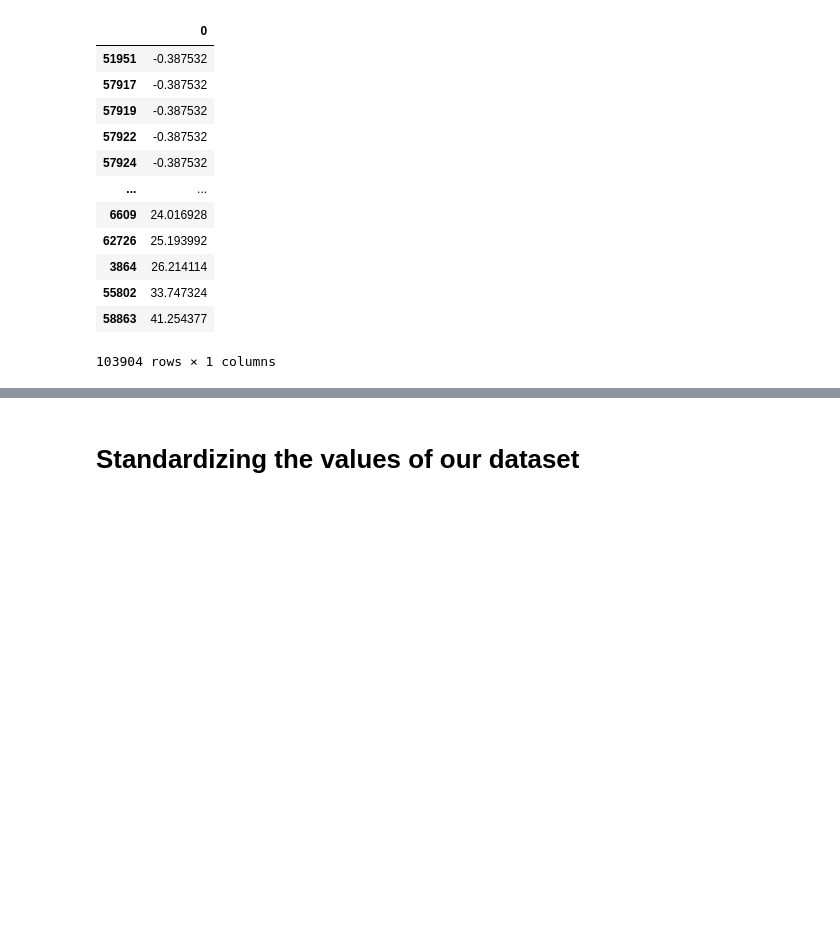
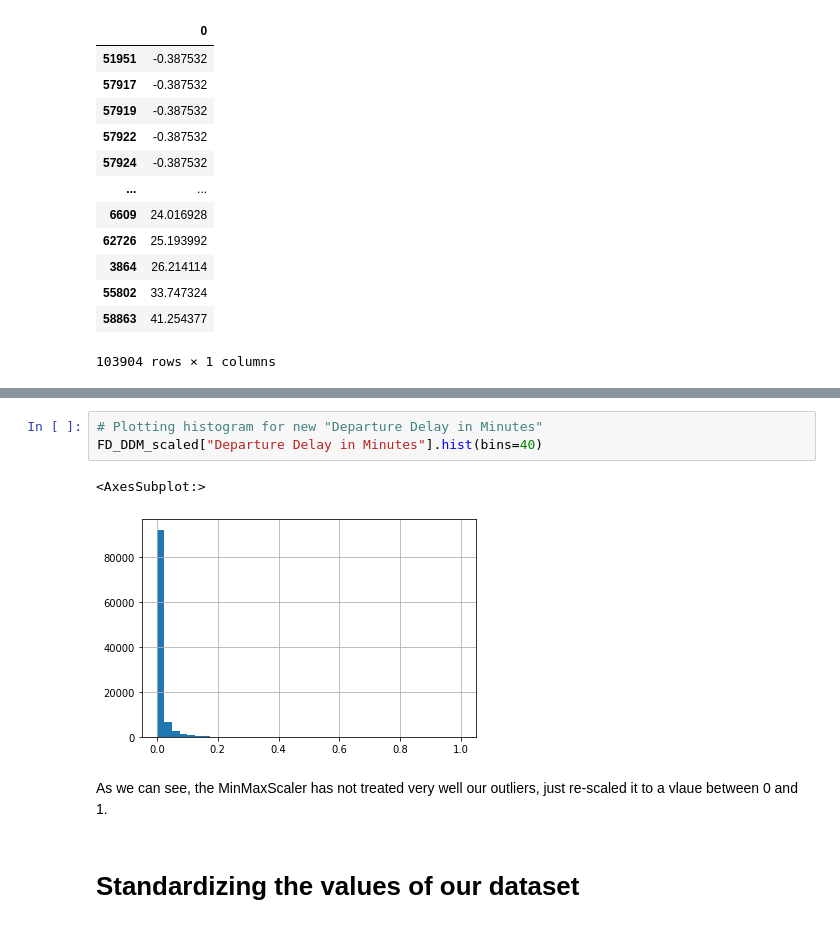
Before and after one commit to leo-cavalcante/airline-passenger-satisfaction, a Jupyter notebook: Airline Passenger Satisfaction.ipynb, the cells around one changed output, grey strips where cells are left out. Saved outputs shown, nothing was run; the diff lists cells and outputs as text; blank space fills up the shorter version.

```diff
--- a/Airline Passenger Satisfaction.ipynb
+++ b/Airline Passenger Satisfaction.ipynb
@@ -455,3 +469,11 @@ FD_DDM_scaled["Flight Distance"].hist(bins=40)
+# %%
+# Plotting histogram for new "Departure Delay in Minutes"
+FD_DDM_scaled["Departure Delay in Minutes"].hist(bins=40)
+# %% [output]
+<AxesSubplot:>
+[figure, added]
+# %% [markdown]
+As we can see, the MinMaxScaler has not treated very well our outliers, just re-scaled it to a vlaue between 0 and 1.
 # %% [markdown]
 # Standardizing the values of our dataset
 # %% [markdown]
```
Also changed, not shown: parts of 7 cells of this notebook.
